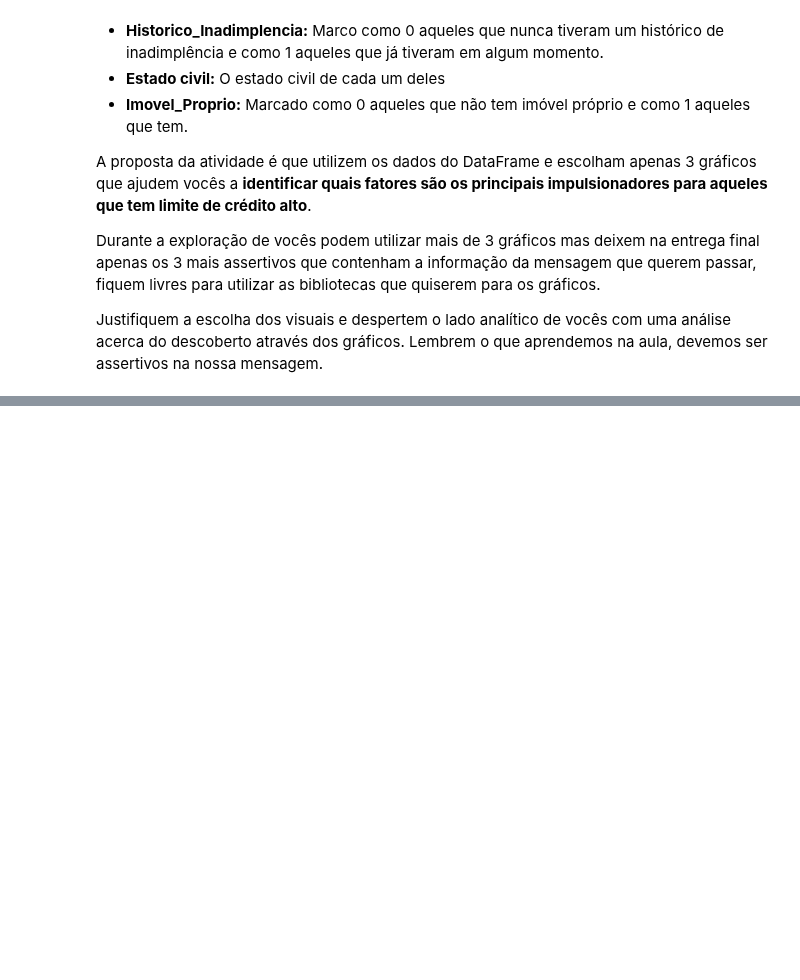
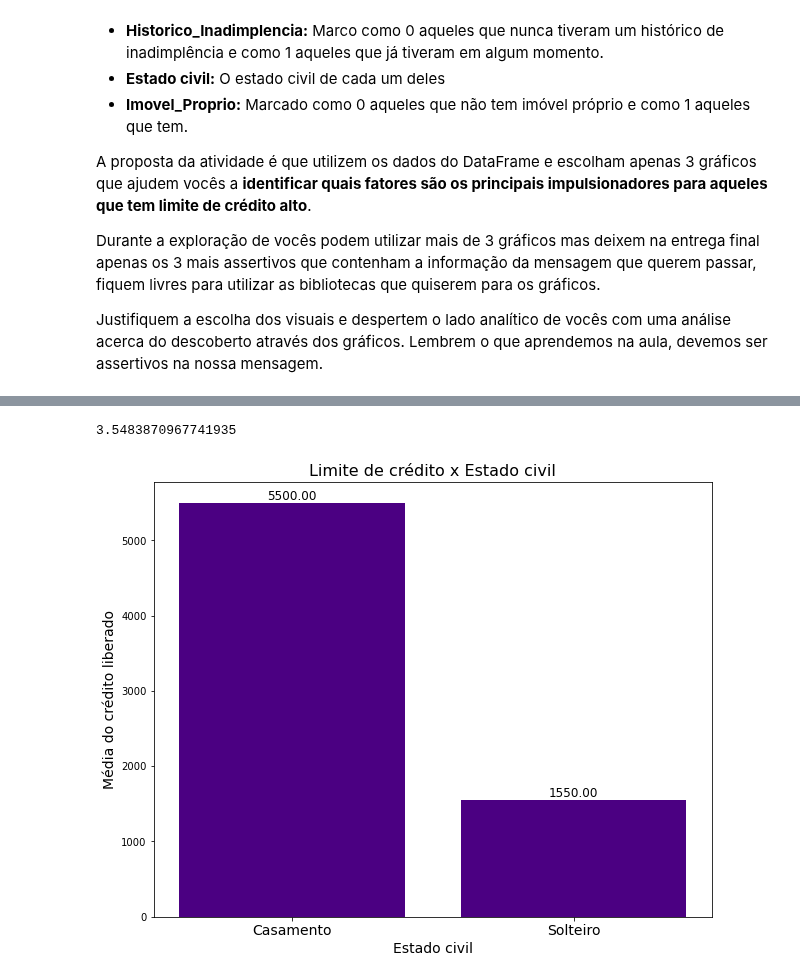
Before and after one commit to albertoakel/EBAC, a Jupyter notebook: notebook/Atividade M12.ipynb, the cells around one changed output, grey strips where cells are left out. Drawn from its saved outputs; the diff is of its cells as text; code cells hidden in the pictures; blank space fills up the shorter version.

```diff
--- a/notebook/Atividade M12.ipynb
+++ b/notebook/Atividade M12.ipynb
@@ -162,0 +111,60 @@ SyntaxError: invalid syntax (<ipython-input-154-e3c0e607b409>, line 2)
+# %%
+#Agrupamentos utilizando datasetoriginal
+#limites de crédidos com estado civil,inadimplecina e salário.
+#Em média, qual a diferença entes esses grupos?
+estado_civil= df.groupby('Estado_Civil')['Limite_Credito'].mean()
+inadimplencia= df.groupby('Historico_Inadimplencia')['Limite_Credito'].mean()
+
+salario= df.groupby('Salario')['Limite_Credito'].mean()
+#Inadiplencia_salario= dfo.groupby('Salario')['Historico_Inadimplencia'].mean()
+
+
+# Criando o gráfico de barras
+fig, ax = plt.subplots(figsize=(10, 8))
+
+bars = ax.bar(estado_civil.index, estado_civil, color='indigo')
+for bar in bars:
+    yval = bar.get_height()
+    ax.text(bar.get_x() + bar.get_width() / 2, yval + 0.3,  # Ajuste do valor no topo
+            f'{yval:.2f}', ha='center', va='bottom', fontsize=12)
+plt.title('Limite de crédito x Estado civil',fontsize=16)
+plt.ylabel('Média do crédito liberado',fontsize=14)
+plt.xlabel('Estado civil',fontsize=14)
+ax.tick_params(axis='x', labelsize=14)
+
+estado_civil['Casamento']/estado_civil['Solteiro']
+
+#estado_civil['casado']
+
+#plt.figure(figsize=(10, 8))
+#plt.bar(limite_estado.index, limite_estado)
+#plt.ylabel('Média do crédito liberado')
+
+
+
+
+
+
+#plt.figure(figsize=(10, 8))
+#plt.bar(limite_inadimplencia.index, limite_inadimplencia)
+
+
+#plt.figure(figsize=(10, 8))
+#plt.plot(Limite_salario.index, Limite_salario)
+#dfo['Historico_Inadimplencia'].replace(0, np.nan, inplace=True)
+
+#plt.plot(dfo['Salario'],dfo['Historico_Inadimplencia']*1000,color='r',marker=".", markersize=20)
+
+
+#plt.bar(limite_profissao.index, limite_profissao)
+#plt.figure(figsize=(10, 8))
+#plt.bar(limite_idade.index, limite_idade)
+#plt.plot(limite_idade.index, limite_idade)
+
+#plt.bar(cdt_cv.index, cdt_cv)
+#plt.bar(cdt_cv.index, cdt_cv)
+
+#idade_salario
+# %% [output]
+3.5483870967741935
+[figure, added]
```
Also changed, not shown: parts of 7 cells of this notebook.
